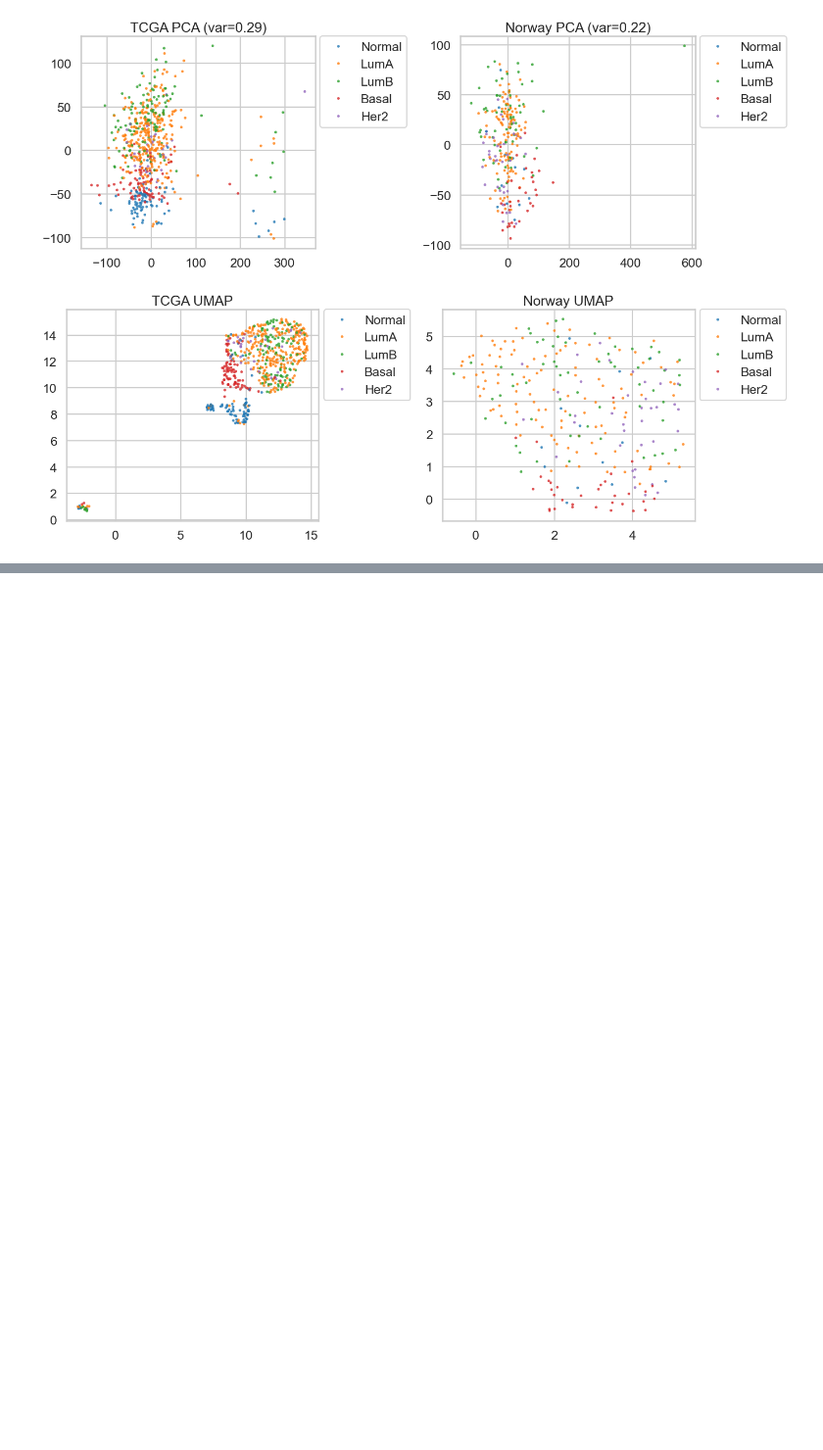
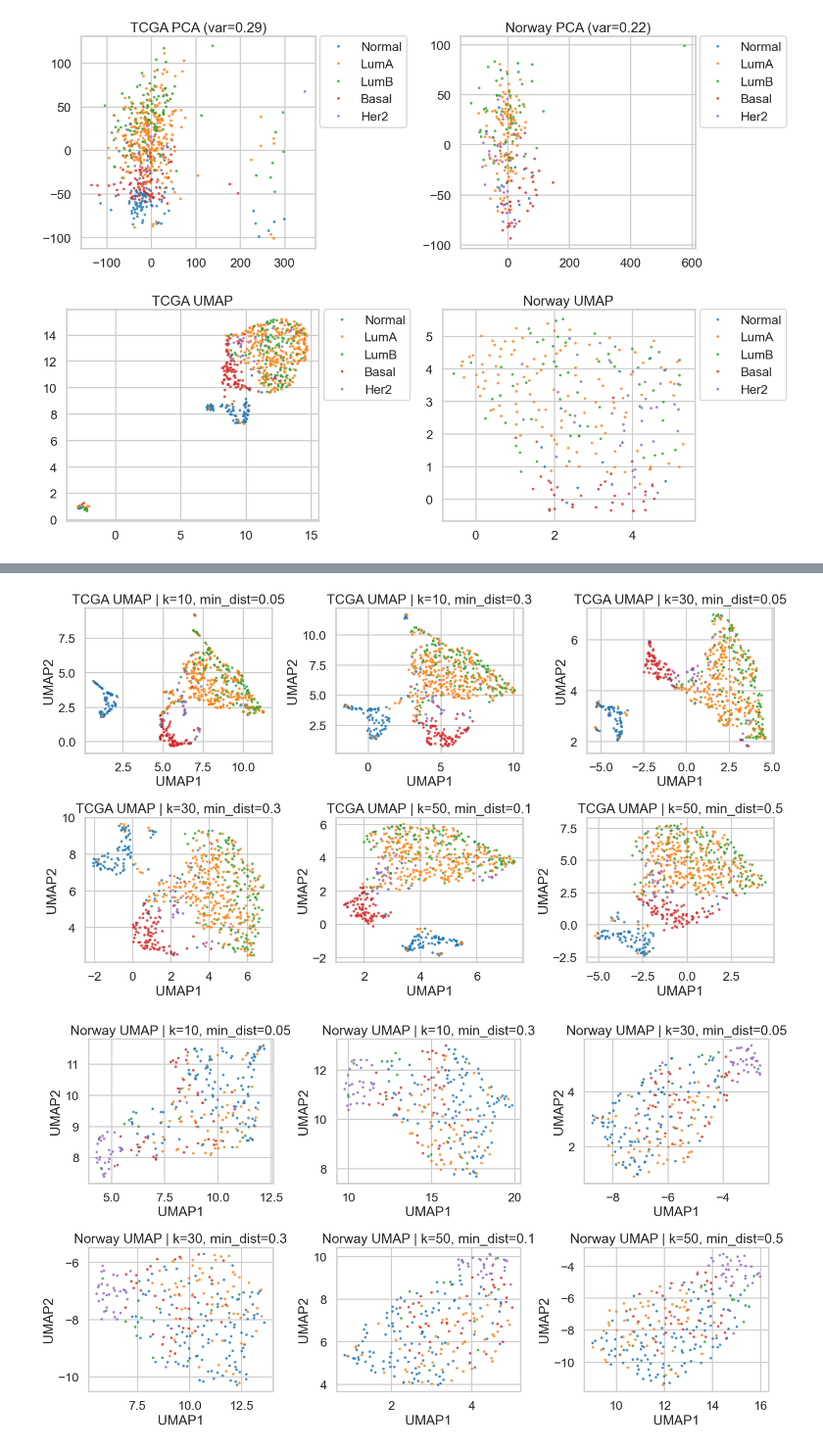
Before and after one commit to Alvinator24/BioinfoThesis, a Jupyter notebook: exploredata.ipynb, the cells around one changed output, grey strips where cells are left out. Shown at 98% size. Cells and saved outputs as stored; diff of their text form; code cells hidden in the pictures; blank space fills up the shorter version.

```diff
--- a/exploredata.ipynb
+++ b/exploredata.ipynb
@@ -485,0 +537,66 @@ plt.tight_layout()
+# %%
+import numpy as np
+import pandas as pd
+import matplotlib.pyplot as plt
+import seaborn as sns
+from sklearn.decomposition import PCA
+
+try:
+    import umap.umap_ as umap
+except Exception:
+    import umap
+
+def umap_grid(dataset, title_prefix):
+    X = dataset["X_all"]
+    y = dataset["y_all"].astype(str)
+
+    # Optional scaling (uncomment if you want)
+    # from sklearn.preprocessing import StandardScaler
+    # X = pd.DataFrame(StandardScaler().fit_transform(X), index=X.index, columns=X.columns)
+
+    # PCA pre-reduction
+    X50 = PCA(n_components=50, random_state=0).fit_transform(X)
+
+    # 6 parameter pairs
+    params = [
+        (10, 0.05),
+        (10, 0.30),
+        (30, 0.05),
+        (30, 0.30),
+        (50, 0.10),
+        (50, 0.50),
+    ]
+
+    order = pd.Index(y).unique().tolist()
+
+    fig, axes = plt.subplots(2, 3, figsize=(14, 8))
+    axes = axes.flatten()
+
+    for ax, (k, md) in zip(axes, params):
+        reducer = umap.UMAP(
+            n_components=2,
+            n_neighbors=k,
+            min_dist=md,
+            random_state=0
+        )
+        Z = reducer.fit_transform(X50)
+
+        sns.scatterplot(
+            x=Z[:, 0], y=Z[:, 1],
+            hue=y, hue_order=order,
+            s=12, alpha=0.8, linewidth=0,
+            ax=ax, legend=False
+        )
+        ax.set_title(f"{title_prefix} | k={k}, min_dist={md}")
+        ax.set_xlabel("UMAP1")
+        ax.set_ylabel("UMAP2")
+
+    plt.tight_layout()
+    plt.show()
+
+# Run for tcga and norway (each will produce 6 plots)
+umap_grid(tcga, "TCGA UMAP")
+umap_grid(norway, "Norway UMAP")
+# %% [output]
+[figure, added]
+[figure, added]
```
Also changed, not shown: parts of 4 cells of this notebook, 3 other files.
